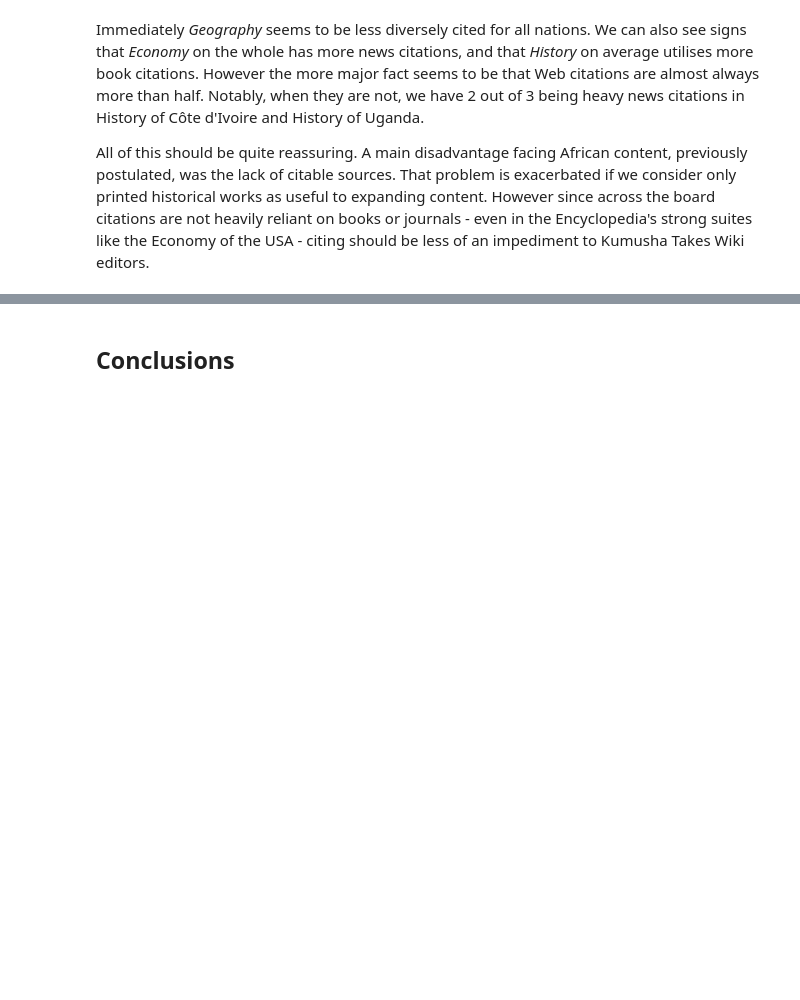
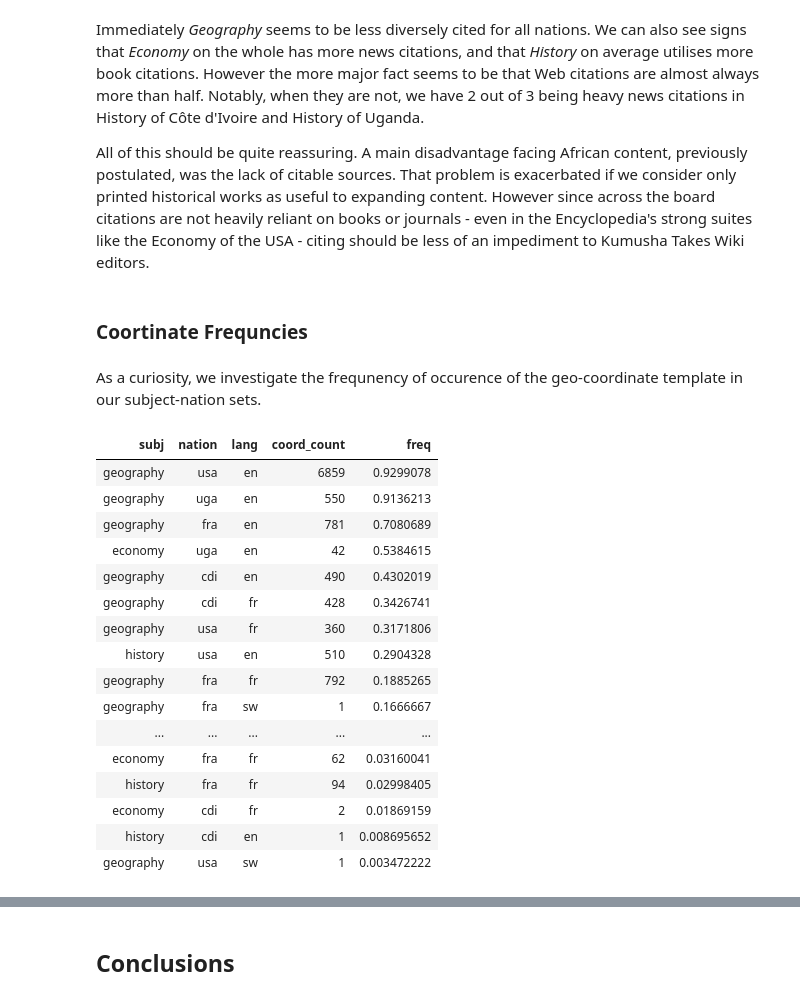
Before and after one commit to notconfusing/kumusha_takes_wiki, a Jupyter notebook: ActionableMetrics.ipynb, the cells around one changed output, grey strips where cells are left out. Saved outputs shown, nothing was run; the diff lists cells and outputs as text; code cells hidden in the pictures; blank space fills up the shorter version.

Commit message:
added significance and coordinate data

```diff
--- a/ActionableMetrics.ipynb
+++ b/ActionableMetrics.ipynb
@@ -295,3 +295,27 @@ make_cite_plot()
 Immediately _Geography_ seems to be less diversely cited for all nations. We can also see signs that _Economy_ on the whole has more news citations, and that _History_ on average utilises more book citations. However the more major fact seems to be that Web citations are almost always more than half. Notably, when they are not, we have 2 out of 3 being heavy news citations in History of Côte d'Ivoire and History of Uganda.
 
 All of this should be quite reassuring. A main disadvantage facing African content, previously postulated, was the lack of citable sources. That problem is exacerbated if we consider only printed historical works as useful to expanding content. However since across the board citations are not heavily reliant on books or journals - even in the Encyclopedia's strong suites like the Economy of the USA - citing should be less of an impediment to Kumusha Takes Wiki editors.
+# %% [markdown]
+### Coortinate Frequncies
+# %% [markdown]
+As a curiosity, we investigate the frequnency of occurence of the geo-coordinate template in our subject-nation sets.
+# %%
+coordinate_frequencies()
+# %% [output]
+| subj | nation | lang | coord_count | freq |
+| geography | usa | en | 6859 | 0.9299078 |
+| geography | uga | en | 550 | 0.9136213 |
+| geography | fra | en | 781 | 0.7080689 |
+| economy | uga | en | 42 | 0.5384615 |
+| geography | cdi | en | 490 | 0.4302019 |
+| geography | cdi | fr | 428 | 0.3426741 |
+| geography | usa | fr | 360 | 0.3171806 |
+| history | usa | en | 510 | 0.2904328 |
+| geography | fra | fr | 792 | 0.1885265 |
+| geography | fra | sw | 1 | 0.1666667 |
+| ... | ... | ... | ... | ... |
+| economy | fra | fr | 62 | 0.03160041 |
+| history | fra | fr | 94 | 0.02998405 |
+| economy | cdi | fr | 2 | 0.01869159 |
+| history | cdi | en | 1 | 0.008695652 |
+| geography | usa | sw | 1 | 0.003472222 |
```
Also changed, not shown: parts of 8 cells of this notebook.
